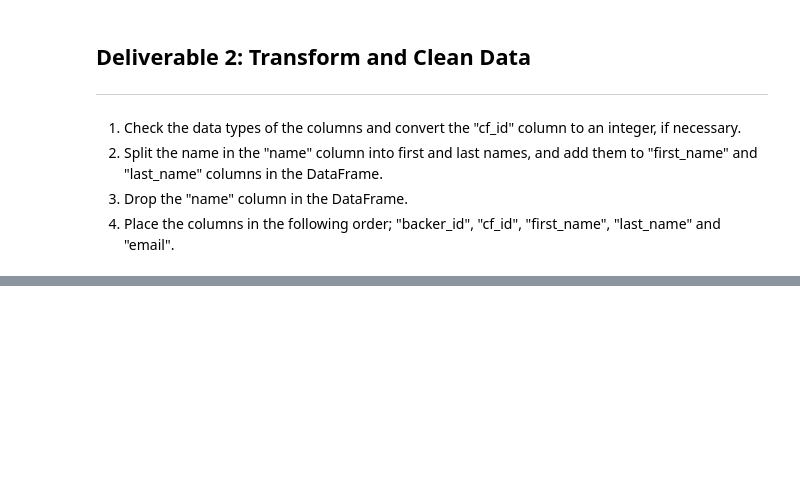
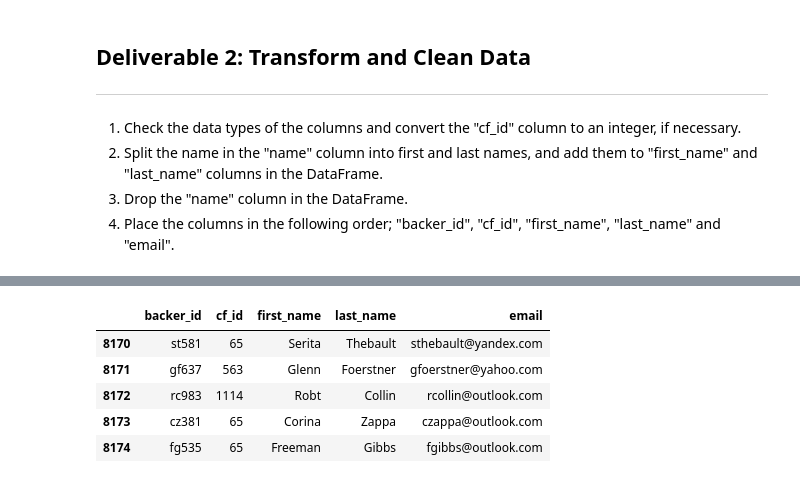
Before and after one commit to btmeasles/Crowdfunding-ETL, a Jupyter notebook: Extract-Transform_final_code.ipynb, the cells around one changed output, grey strips where cells are left out. Cells and saved outputs as stored; diff of their text form; code cells hidden in the pictures; blank space fills up the shorter version.

```diff
--- a/Extract-Transform_final_code.ipynb
+++ b/Extract-Transform_final_code.ipynb
@@ -96,10 +77,12 @@ avincent@live.com
 # Iterate through the backers DataFrame and convert each row to a dictionary.
 values = []
 column_names = []
-for i, row in backers_df.iterrows()
+for i, row in backers_df.iterrows():
     # Iterate through each dictionary (row) and get the values for each row using list comprehension.
     data = row[0]
     # Append the list of values for each row to a list.
-
-
-# Print out the list of values for each row.
+    converted_data = json.loads(data)
+    columns = [k for k,v in converted_data.items()]
+    row_values = [v for k,v in converted_data.items()]
+    column_names.append(columns)
+    values.append(row_values)
@@ -154,0 +225,14 @@ pd.set_option('max_colwidth', 400)
+# %%
+#  Drop the name column
+cleaned_backers_df = new_backers_df.copy()
+cleaned_backers_df = cleaned_backers_df.drop(columns='name')
+# Reorder the columns
+cleaned_backers_df = cleaned_backers_df[['backer_id','cf_id','first_name','last_name','email']]
+cleaned_backers_df.tail()
+# %% [output]
+|  | backer_id | cf_id | first_name | last_name | email |
+| 8170 | st581 | 65 | Serita | Thebault | sthebault@yandex.com |
+| 8171 | gf637 | 563 | Glenn | Foerstner | gfoerstner@yahoo.com |
+| 8172 | rc983 | 1114 | Robt | Collin | rcollin@outlook.com |
+| 8173 | cz381 | 65 | Corina | Zappa | czappa@outlook.com |
+| 8174 | fg535 | 65 | Freeman | Gibbs | fgibbs@outlook.com |
```
Also changed, not shown: parts of 22 cells of this notebook, 15 other files.
